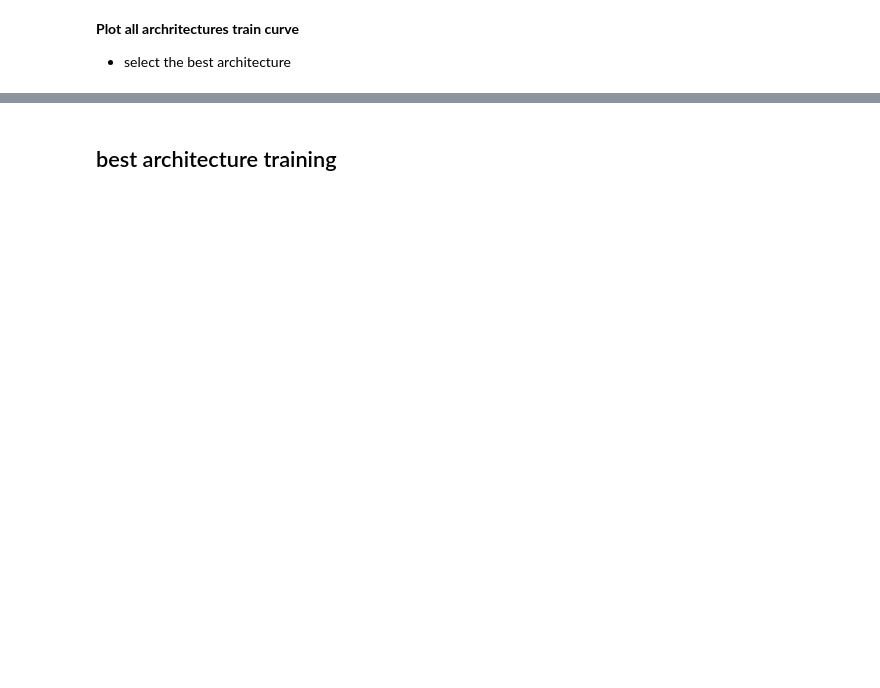
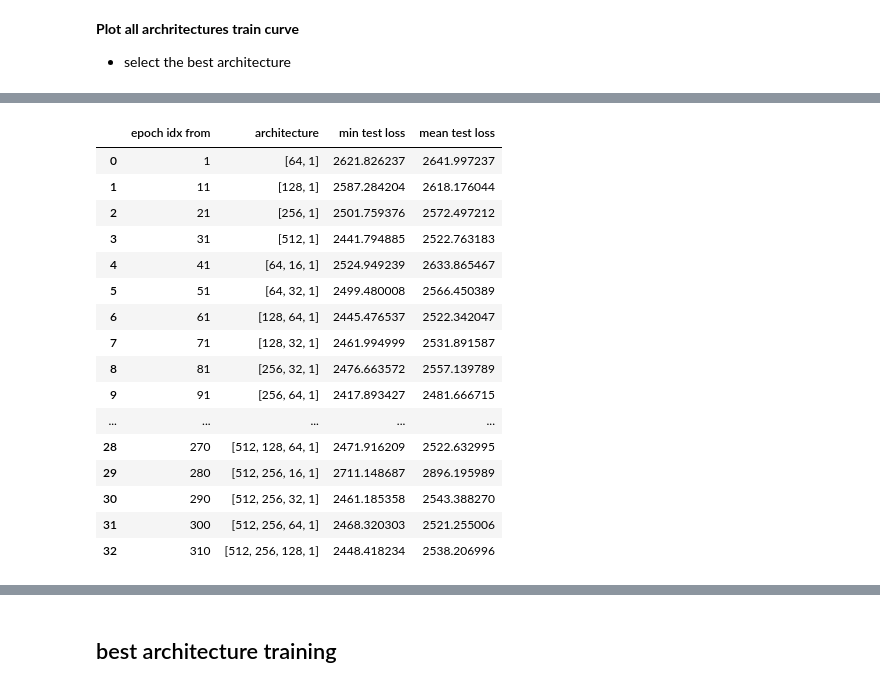
Before and after one commit to ahmedbadr97/Rossmann-Store-Sales, a Jupyter notebook: notebooks/model_training.ipynb, the cells around one changed output, grey strips where cells are left out. Cells and saved outputs as stored; diff of their text form; code cells hidden in the pictures; blank space fills up the shorter version.

```diff
--- a/notebooks/model_training.ipynb
+++ b/notebooks/model_training.ipynb
@@ -309,0 +281,28 @@ for i in range(len(train_history)):
+# %%
+# calculate min test loss and avg test loss in each architecture
+architectures_summary=train_epochs.copy(deep=True)
+architectures_summary['Test Loss']=np.sqrt(architectures_summary['Test Loss'])
+# add index for each architecture in train epochs to group by the architecture index
+architectures_summary['architecture']=0
+for i in range(len(train_history)):
+  start_idx=train_history.iloc[i]['epoch idx from']-1
+
+  if i==len(train_history)-1:
+    end_idx=-1
+  else:
+    end_idx=train_history.iloc[i+1]['epoch idx from']
+  if end_idx!=-1:
+    architectures_summary.iloc[start_idx:end_idx,-1]=train_history.iloc[i]['model_layers']
+  else :
+    architectures_summary.iloc[start_idx:,-1]=train_history.iloc[i]['model_layers']
+
+
+min_test_loss=architectures_summary.groupby('architecture',as_index=False).min()[['architecture','Test Loss']]
+min_test_loss.rename({'Test Loss':'min test loss'},inplace=True,axis=1)
+
+avg_test_loss=architectures_summary.groupby('architecture',as_index=False).mean()[['architecture','Test Loss']]
+avg_test_loss.rename({'Test Loss':'mean test loss'},inplace=True,axis=1)
+
+architectures_summary=min_test_loss.merge(avg_test_loss,on='architecture')
+architectures_summary=train_history.merge(architectures_summary,left_on='model_layers',right_on='architecture')
+architectures_summary.drop('model_layers',axis=1,inplace=True)
@@ -309,0 +330,20 @@ for i in range(len(train_history)):
+# %%
+architectures_summary
+# %% [output]
+|  | epoch idx from | architecture | min test loss | mean test loss |
+| 0 | 1 | [64, 1] | 2621.826237 | 2641.997237 |
+| 1 | 11 | [128, 1] | 2587.284204 | 2618.176044 |
+| 2 | 21 | [256, 1] | 2501.759376 | 2572.497212 |
+| 3 | 31 | [512, 1] | 2441.794885 | 2522.763183 |
+| 4 | 41 | [64, 16, 1] | 2524.949239 | 2633.865467 |
+| 5 | 51 | [64, 32, 1] | 2499.480008 | 2566.450389 |
+| 6 | 61 | [128, 64, 1] | 2445.476537 | 2522.342047 |
+| 7 | 71 | [128, 32, 1] | 2461.994999 | 2531.891587 |
+| 8 | 81 | [256, 32, 1] | 2476.663572 | 2557.139789 |
+| 9 | 91 | [256, 64, 1] | 2417.893427 | 2481.666715 |
+| ... | ... | ... | ... | ... |
+| 28 | 270 | [512, 128, 64, 1] | 2471.916209 | 2522.632995 |
+| 29 | 280 | [512, 256, 16, 1] | 2711.148687 | 2896.195989 |
+| 30 | 290 | [512, 256, 32, 1] | 2461.185358 | 2543.388270 |
+| 31 | 300 | [512, 256, 64, 1] | 2468.320303 | 2521.255006 |
+| 32 | 310 | [512, 256, 128, 1] | 2448.418234 | 2538.206996 |
```
Also changed, not shown: parts of 21 cells of this notebook, 35 other files.
